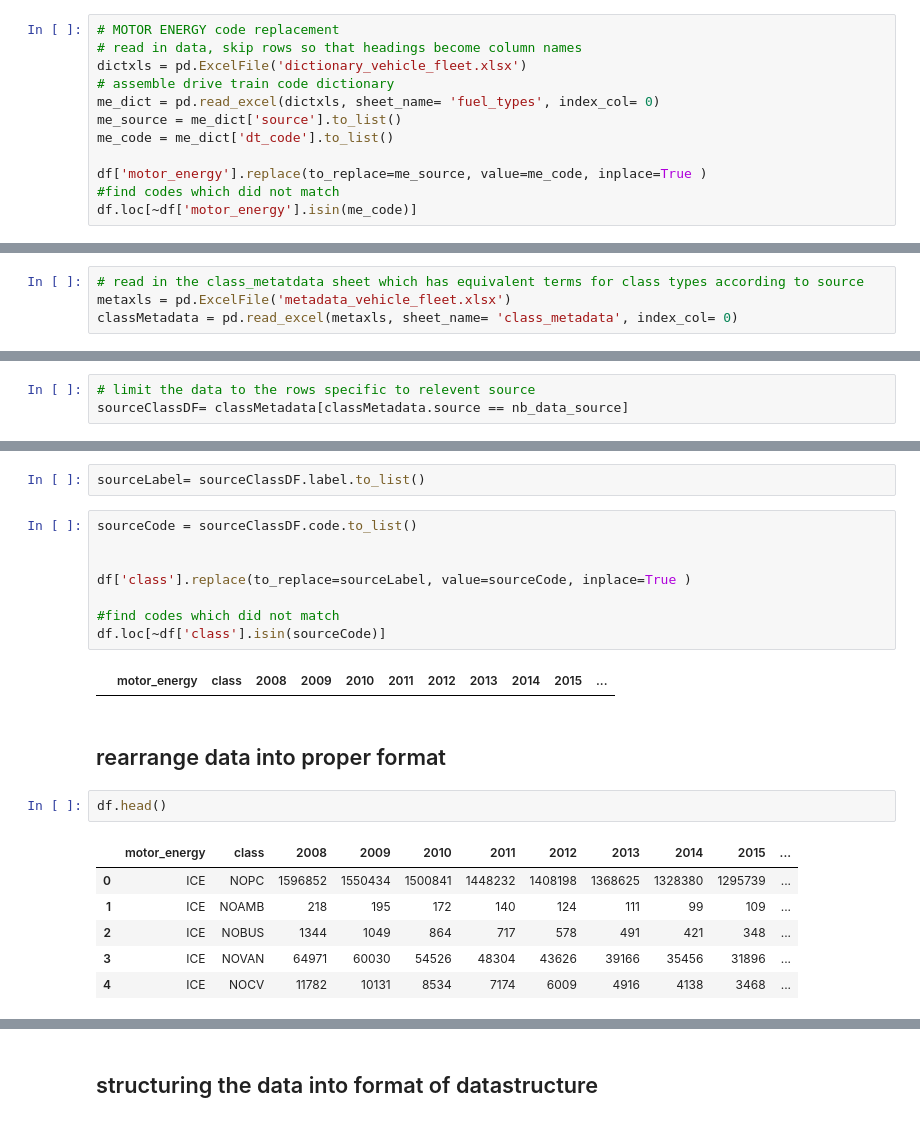
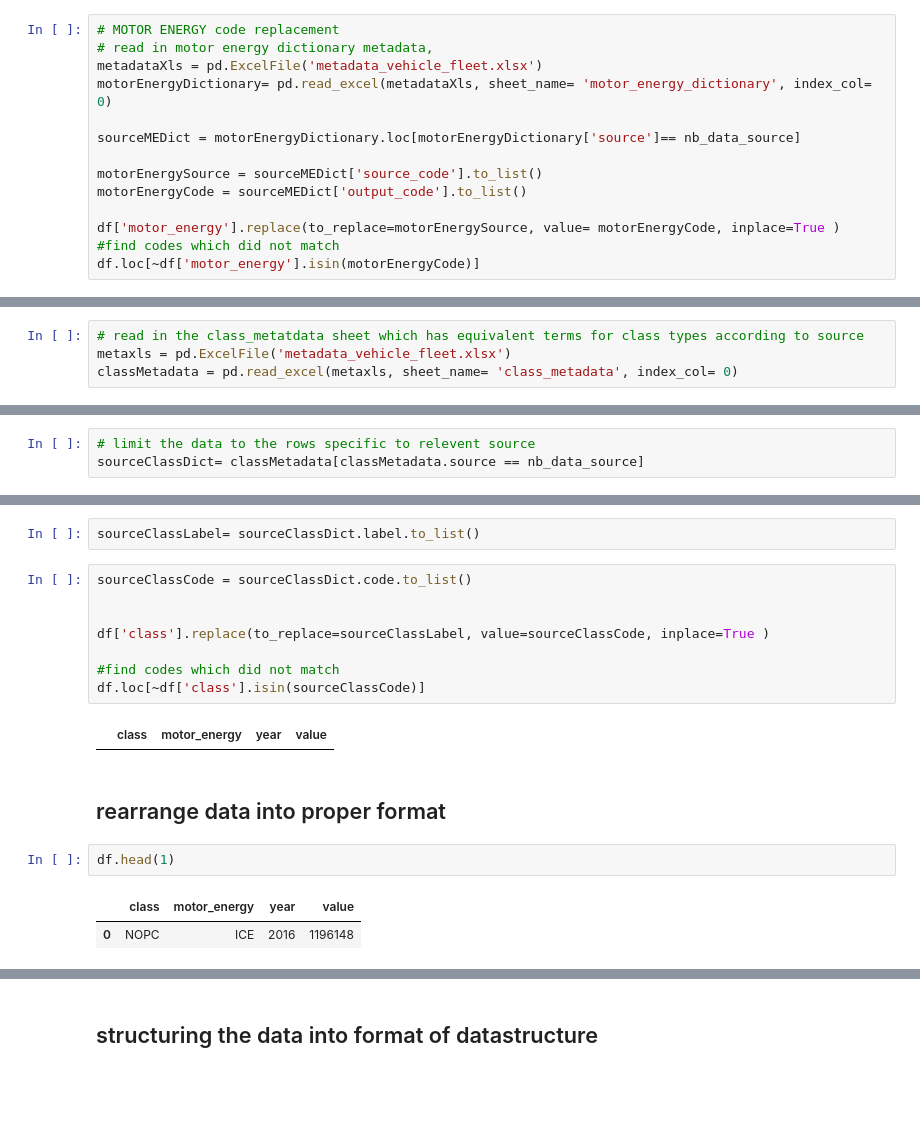
Before and after one commit to romainbilly/vehicle_stock, a Jupyter notebook: 009_s_china_2016_2019_cl_me_statbank-Copy1.ipynb, the cells around one changed output, grey strips where cells are left out. Saved outputs shown, nothing was run; the diff lists cells and outputs as text; blank space fills up the shorter version.

```diff
--- a/007_s_NO_2008_2019_cl_me_statbank.ipynb
+++ b/009_s_china_2016_2019_cl_me_statbank-Copy1.ipynb
@@ -72,13 +57,15 @@ df
 # %%
 # MOTOR ENERGY code replacement
-# read in data, skip rows so that headings become column names
-dictxls = pd.ExcelFile('dictionary_vehicle_fleet.xlsx')
-# assemble drive train code dictionary
-me_dict = pd.read_excel(dictxls, sheet_name= 'fuel_types', index_col= 0)
-me_source = me_dict['source'].to_list()
-me_code = me_dict['dt_code'].to_list()
+# read in motor energy dictionary metadata,
+metadataXls = pd.ExcelFile('metadata_vehicle_fleet.xlsx')
+motorEnergyDictionary= pd.read_excel(metadataXls, sheet_name= 'motor_energy_dictionary', index_col= 0)
 
-df['motor_energy'].replace(to_replace=me_source, value=me_code, inplace=True )
+sourceMEDict = motorEnergyDictionary.loc[motorEnergyDictionary['source']== nb_data_source]
+
+motorEnergySource = sourceMEDict['source_code'].to_list()
+motorEnergyCode = sourceMEDict['output_code'].to_list()
+
+df['motor_energy'].replace(to_replace=motorEnergySource, value= motorEnergyCode, inplace=True )
 #find codes which did not match
-df.loc[~df['motor_energy'].isin(me_code)]
+df.loc[~df['motor_energy'].isin(motorEnergyCode)]
 # %% [output]
@@ -112,4 +99,4 @@ classMetadata
 | 34.0 | NOTL | trailer | Vehicle mainly with the purpose o... | NaN | STATBANK | https://www.ssb.no/a/metadata/con... | NaN | NaN | NaN | ... |
 # %%
 # limit the data to the rows specific to relevent source
-sourceClassDF= classMetadata[classMetadata.source == nb_data_source]
+sourceClassDict= classMetadata[classMetadata.source == nb_data_source]
@@ -133,23 +120,19 @@ sourceClassDF
 # %%
-sourceLabel= sourceClassDF.label.to_list()
+sourceClassLabel= sourceClassDict.label.to_list()
 # %%
-sourceCode = sourceClassDF.code.to_list()
+sourceClassCode = sourceClassDict.code.to_list()
 
 
-df['class'].replace(to_replace=sourceLabel, value=sourceCode, inplace=True )
+df['class'].replace(to_replace=sourceClassLabel, value=sourceClassCode, inplace=True )
 
 #find codes which did not match
-df.loc[~df['class'].isin(sourceCode)]
+df.loc[~df['class'].isin(sourceClassCode)]
 # %% [output]
-|  | motor_energy | class | 2008 | 2009 | 2010 | 2011 | 2012 | 2013 | 2014 | 2015 | ... |
+|  | class | motor_energy | year | value |
 # %% [markdown]
 ## rearrange data into proper format
 # %%
-df.head()
+df.head(1)
 # %% [output]
-|  | motor_energy | class | 2008 | 2009 | 2010 | 2011 | 2012 | 2013 | 2014 | 2015 | ... |
-| 0 | ICE | NOPC | 1596852 | 1550434 | 1500841 | 1448232 | 1408198 | 1368625 | 1328380 | 1295739 | ... |
-| 1 | ICE | NOAMB | 218 | 195 | 172 | 140 | 124 | 111 | 99 | 109 | ... |
-| 2 | ICE | NOBUS | 1344 | 1049 | 864 | 717 | 578 | 491 | 421 | 348 | ... |
-| 3 | ICE | NOVAN | 64971 | 60030 | 54526 | 48304 | 43626 | 39166 | 35456 | 31896 | ... |
-| 4 | ICE | NOCV | 11782 | 10131 | 8534 | 7174 | 6009 | 4916 | 4138 | 3468 | ... |
+|  | class | motor_energy | year | value |
+| 0 | NOPC | ICE | 2016 | 1196148 |
```
Also changed, not shown: parts of 16 cells of this notebook, 11 other files.
